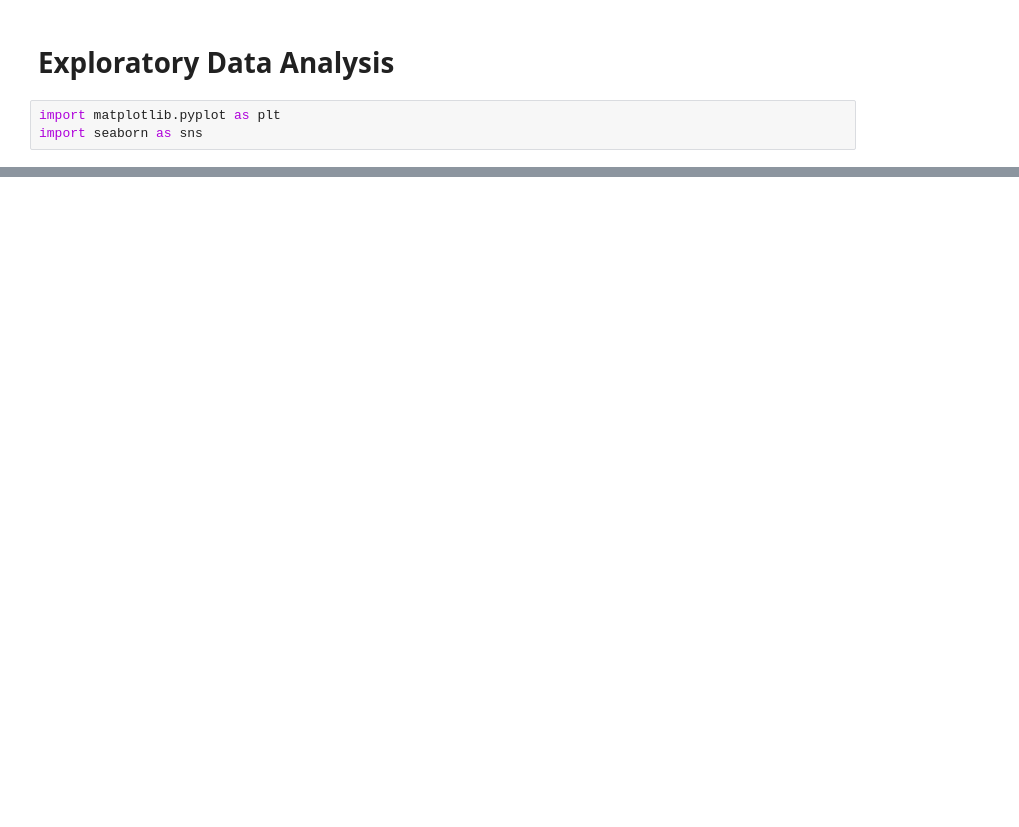
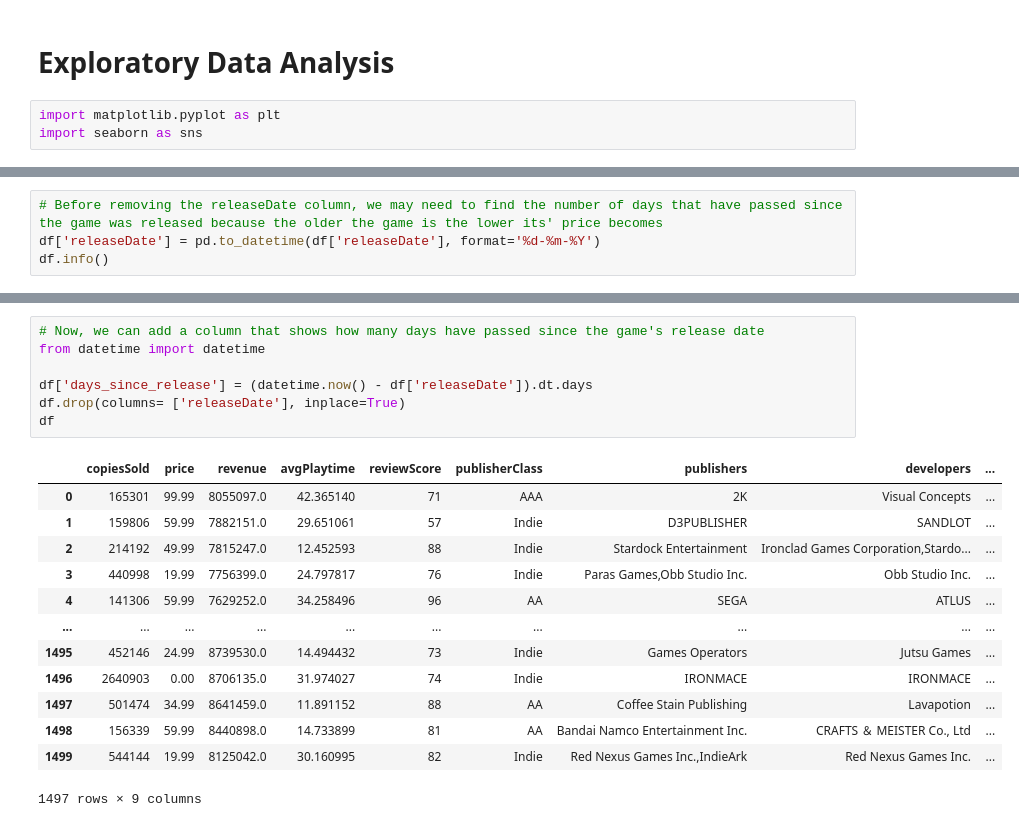
Before and after one commit to alyab16/Top-1500-Games-On-Steam, a Jupyter notebook: Top 1500 Games on Steam.ipynb, the cells around one changed output, grey strips where cells are left out. Saved outputs shown, nothing was run; the diff lists cells and outputs as text; blank space fills up the shorter version.

```diff
--- a/Top 1500 Games on Steam.ipynb
+++ b/Top 1500 Games on Steam.ipynb
@@ -40,0 +159,4 @@ sns.displot(data=df, x=df['price'], stat='count', bins='auto')
+# %%
+# Before removing the releaseDate column, we may need to find the number of days that have passed since the game was released because the older the game is the lower its' price becomes
+df['releaseDate'] = pd.to_datetime(df['releaseDate'], format='%d-%m-%Y')
+df.info()
@@ -40,0 +180,21 @@ sns.displot(data=df, x=df['price'], stat='count', bins='auto')
+# %%
+# Now, we can add a column that shows how many days have passed since the game's release date
+from datetime import datetime
+
+df['days_since_release'] = (datetime.now() - df['releaseDate']).dt.days
+df.drop(columns= ['releaseDate'], inplace=True)
+df
+# %% [output]
+|  | copiesSold | price | revenue | avgPlaytime | reviewScore | publisherClass | publishers | developers | ... |
+| 0 | 165301 | 99.99 | 8055097.0 | 42.365140 | 71 | AAA | 2K | Visual Concepts | ... |
+| 1 | 159806 | 59.99 | 7882151.0 | 29.651061 | 57 | Indie | D3PUBLISHER | SANDLOT | ... |
+| 2 | 214192 | 49.99 | 7815247.0 | 12.452593 | 88 | Indie | Stardock Entertainment | Ironclad Games Corporation,Stardo... | ... |
+| 3 | 440998 | 19.99 | 7756399.0 | 24.797817 | 76 | Indie | Paras Games,Obb Studio Inc. | Obb Studio Inc. | ... |
+| 4 | 141306 | 59.99 | 7629252.0 | 34.258496 | 96 | AA | SEGA | ATLUS | ... |
+| ... | ... | ... | ... | ... | ... | ... | ... | ... | ... |
+| 1495 | 452146 | 24.99 | 8739530.0 | 14.494432 | 73 | Indie | Games Operators | Jutsu Games | ... |
+| 1496 | 2640903 | 0.00 | 8706135.0 | 31.974027 | 74 | Indie | IRONMACE | IRONMACE | ... |
+| 1497 | 501474 | 34.99 | 8641459.0 | 11.891152 | 88 | AA | Coffee Stain Publishing | Lavapotion | ... |
+| 1498 | 156339 | 59.99 | 8440898.0 | 14.733899 | 81 | AA | Bandai Namco Entertainment Inc. | CRAFTS ＆ MEISTER Co., Ltd | ... |
+| 1499 | 544144 | 19.99 | 8125042.0 | 30.160995 | 82 | Indie | Red Nexus Games Inc.,IndieArk | Red Nexus Games Inc. | ... |
+1497 rows × 9 columns
```
Also changed, not shown: parts of 16 cells of this notebook.
